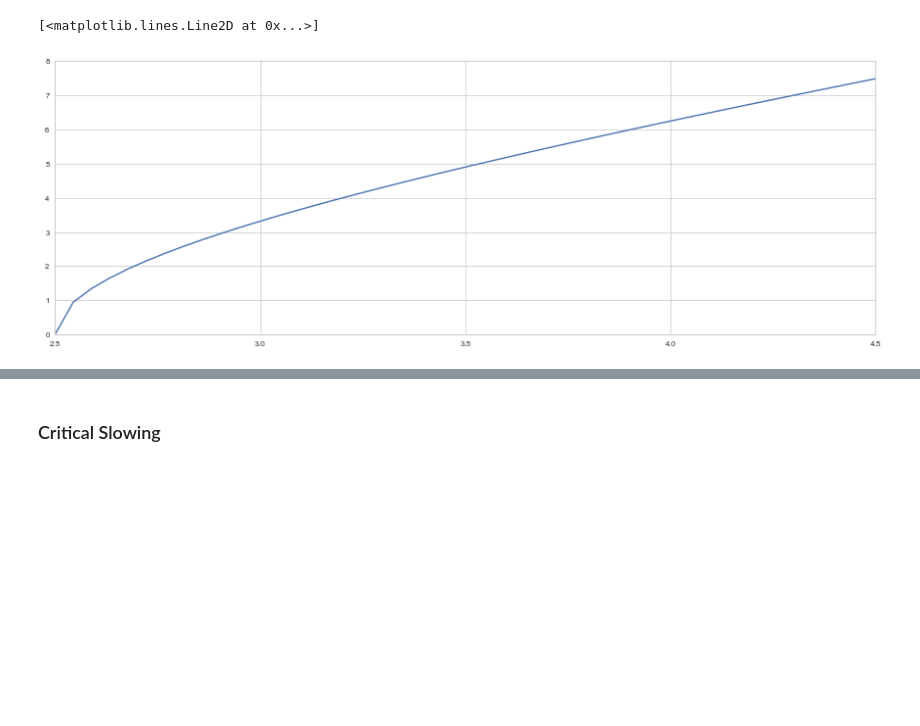
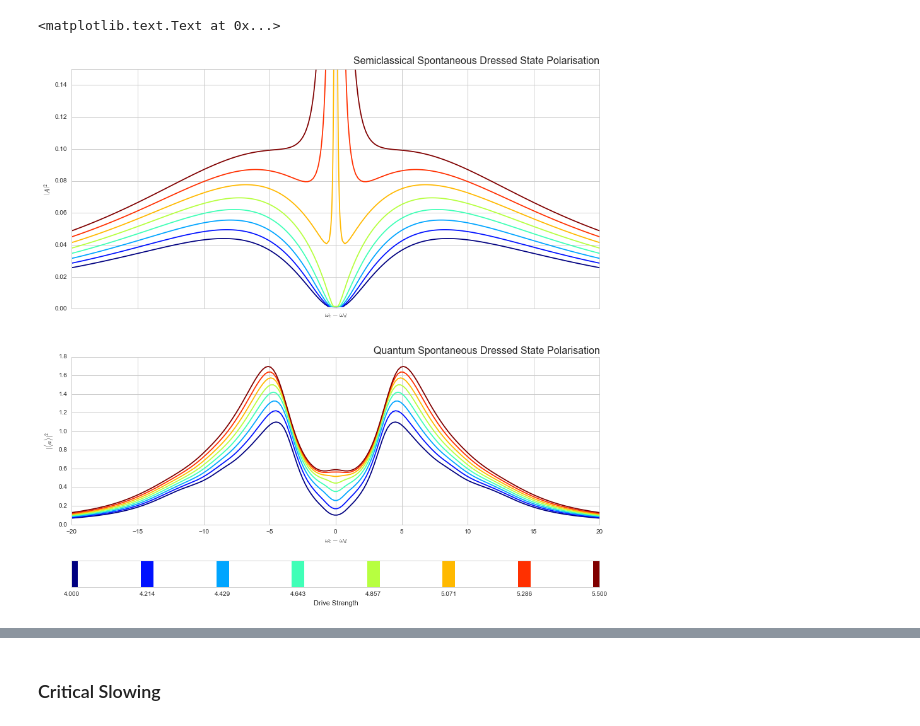
Before and after one commit to fergusbarratt/jupyter, a Jupyter notebook: Thesis.ipynb, the cells around one changed output, grey strips where cells are left out. Cells and saved outputs as stored; diff of their text form; code cells hidden in the pictures; blank space fills up the shorter version.

```diff
--- a/Thesis.ipynb
+++ b/Thesis.ipynb
@@ -20,16 +2,0 @@ def drive(alphasq, detuning, kappa, g):
-# %%
-c_q_det = (8.1831-10.5665)
-kappa = 0.0024
-gamma = 0
-coupling_strength = 0.3347
-cavity_freq = 10.5665
-
-xiC1= (abs(c_q_det)*kappa)**(3/2)/(3**(3/4)*coupling_strength**2)
-chi0=coupling_strength**2/abs(c_q_det)
-
-def drive(A, omega_cavity, omega_drive, sigmaz, det, g, kappa):
-  '''self-consistently determine xi from A'''
-  def chi(A):
-    return sigmaz*(g**2)/np.sqrt(2*g**2*(A**2+sigmaz)+det**2)
-  return np.sqrt(A**2 * (1/omega_cavity**2)*(
-            (omega_drive**2-(omega_cavity-chi(A))**2)**2 + kappa**2*omega_drive**2))
@@ -135,11 +3,52 @@ plt.ylabel('Im(Q)')
-# %%
-def alpha_ss(epsilon, kappa=0.5, g=5):
-    return (epsilon/kappa)* np.sqrt(1-(g/(2*epsilon))**2)
-
-x = np.linspace(0.1, 4.5, 100)
-y = np.vectorize(alpha_ss)(x)
-
-plt.plot(x, y)
-# %% [output]
-[<matplotlib.lines.Line2D at 0x...>]
-[figure, removed]
+# %%
+%px --noblock
+### Resonant
+
+fig, ax = plt.subplots(2, 1, figsize=(15, 15), sharex=True)
+
+q_res_drives = np.linspace(4, 5.5, 8)
+
+## Semiclassical
+res_alpha = np.linspace(0, 0.15, 100)
+res_detrange = np.linspace(-20, 20, 200)
+res_drives = np.array([[res_drive(a, det, kappa, g) for det in res_detrange] for a in res_alpha])
+
+mble = ax[0].contour(res_detrange, res_alpha, res_drives, levels=q_res_drives, cmap='jet')
+ax[0].set_title('Semiclassical Spontaneous Dressed State Polarisation', loc='right',
+                fontdict={'fontsize': 16, 'verticalalignment': 'bottom'})
+ax[0].set_xlabel('$\omega_c-\omega_d$')
+ax[0].set_ylabel('$\left|A\\right|^2$')
+res_cbar = plt.colorbar(mble, ax=ax[1],
+                 label='Drive Strength',
+                 orientation='horizontal')
+
+# Puts chosen set of level lines on the colorbar
+Mark_Colorbar = False
+if Mark_Colorbar:
+    cont = ax[0].contour(mble_disp, levels=[q_disp_drives_1, q_disp_drives_2], colors=['r', 'b'])
+    res_cbar.add_lines(cont, erase=False)
+
+# Wider colorbar lines
+res_childs = res_cbar.ax.get_children()
+res_childs[0].set_linewidths(20)
+
+## Quantum
+q_res_detrange = res_detrange
+
+carmichael_parameters = [qo.JaynesCummingsParameters(10, matrix_size).det_params(
+                              drive_strengths=q_res_drive,
+                              drive_cavity_detunings=q_res_detrange,
+                              qubit_cavity_detunings=0,
+                              c_op_params=[1, 1],
+                              omega_cavity=10) for q_res_drive in q_res_drives]
+
+carmichael_systems = [qo.SteadyStateJaynesCummingsModel(*c_params) for c_params in carmichael_parameters]
+
+for sys in enumerate(carmichael_systems):
+    ax[1].plot(q_res_detrange, sys[1].abs_cavity_field()**2, c=res_childs[0].get_colors()[sys[0]])
+ax[1].set_title('Quantum Spontaneous Dressed State Polarisation', loc='right', fontdict={'fontsize': 16})
+ax[1].set_xlabel('$\omega_c-\omega_d$')
+ax[1].set_ylabel('$|\langle a \\rangle | ^2 $')
+# %% [output]
+<matplotlib.text.Text at 0x...>
+[figure, added]
```
Also changed, not shown: parts of 23 cells of this notebook, 3 other files.
